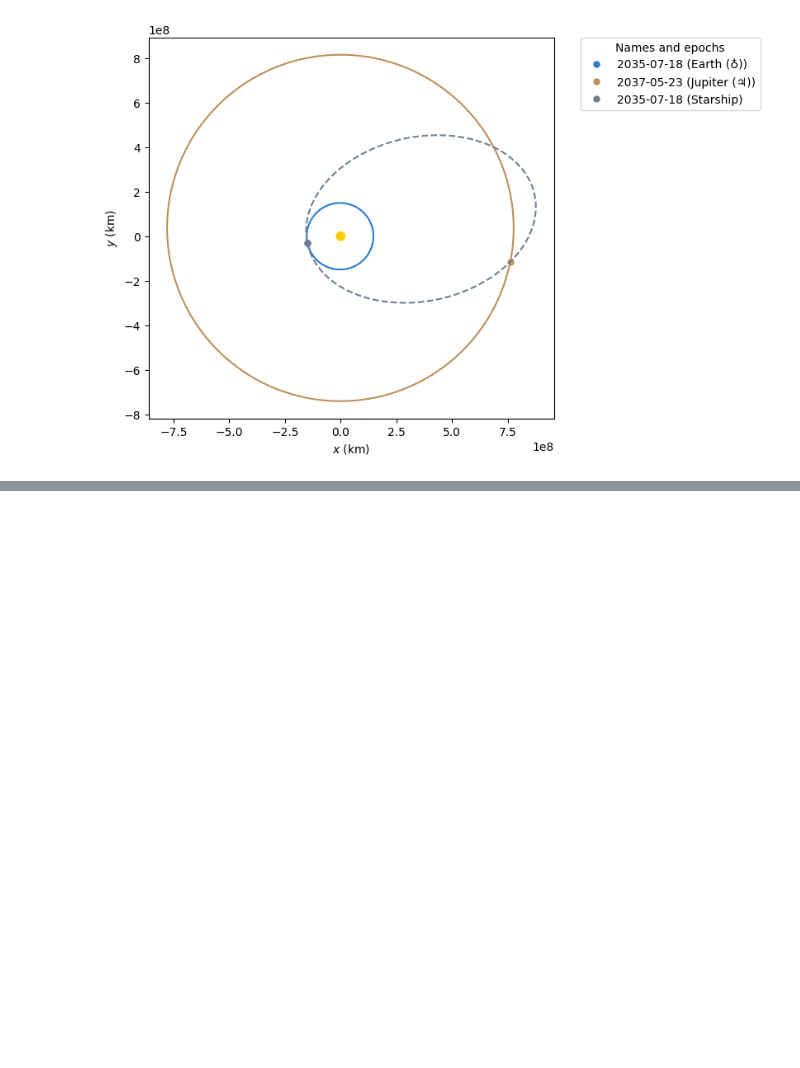
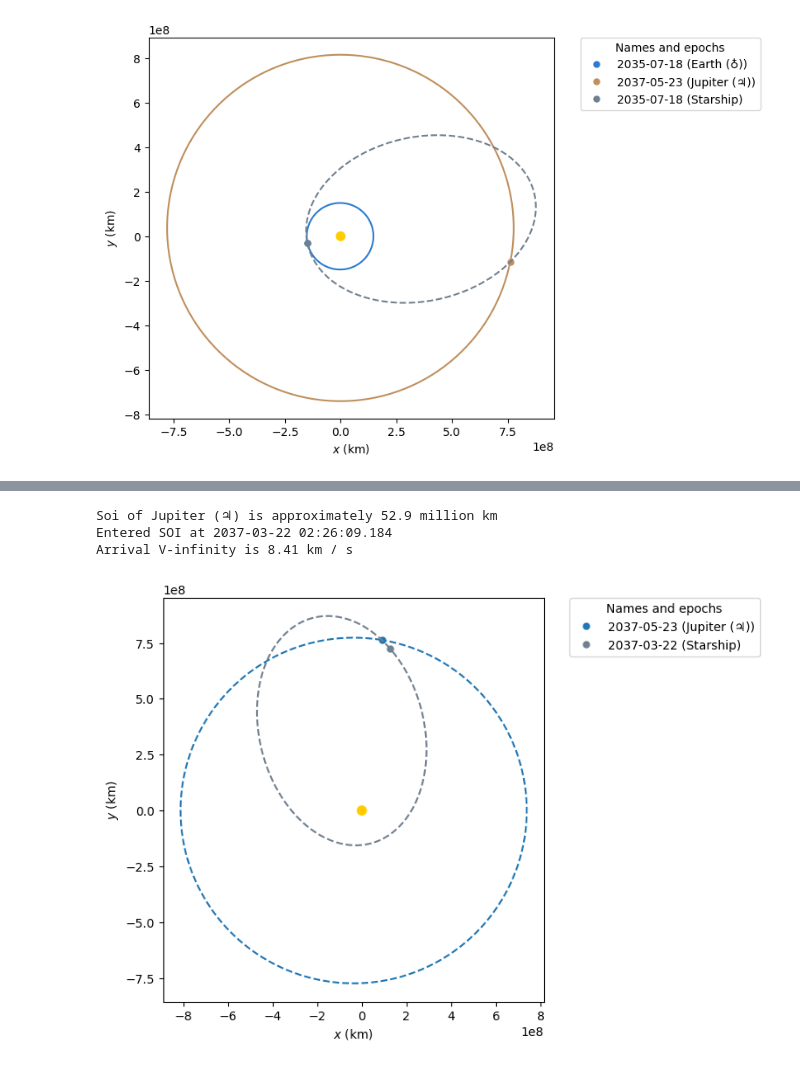
Before and after one commit to jackSN8/Starship_outer_planets_missions, a Jupyter notebook: general_trajectory_plotting.ipynb, the cells around one changed output, grey strips where cells are left out. Drawn from its saved outputs; the diff is of its cells as text; code cells hidden in the pictures; blank space fills up the shorter version.

```diff
--- a/general_trajectory_plotting.ipynb
+++ b/general_trajectory_plotting.ipynb
@@ -253,0 +259,28 @@ ERFA function "taiutc" yielded 150 of "dubious year (Note 4)"
+# %%
+date_launch = lowest_date
+date_arrival = lowest_date+transitTime
+
+
+#propagate starship orbit in sun frame to arrival
+ss_body_2 = Orbit.from_ephem(Sun, ephem_2, date_arrival)
+ss_arrival=lowest_orb.propagate(date_arrival)
+plotter=StaticOrbitPlotter()
+plotter.plot(ss_body_2, label=body_2)
+#propagate orbit back until at edge of SOI
+step=0.1*u.day
+body_2_soi=body_2.hill_radius(ss_body_2.a,Sun)
+print(f"Soi of {body_2} is approximately {body_2_soi.to(u.km).value/1e6:.1f} million km")
+while np.linalg.norm(ss_arrival.r-ss_body_2.r)<body_2_soi:
+    ss_arrival=ss_arrival.propagate(-step)
+print("Entered SOI at",ss_arrival.epoch)
+plotter.plot(ss_arrival, color="slategrey", label="Starship")
+
+r_infty=ss_arrival.r - ss_body_2.r
+v_infty=ss_arrival.v - ss_body_2.v
+v_infty_mag=np.linalg.norm(v_infty)
+print(f"Arrival V-infinity is {v_infty_mag:.2f}")
+# %% [output]
+Soi of Jupiter (♃) is approximately 52.9 million km
+Entered SOI at 2037-03-22 02:26:09.184
+Arrival V-infinity is 8.41 km / s
+[figure, added]
```
Also changed, not shown: parts of 9 cells of this notebook, 10 other files.
